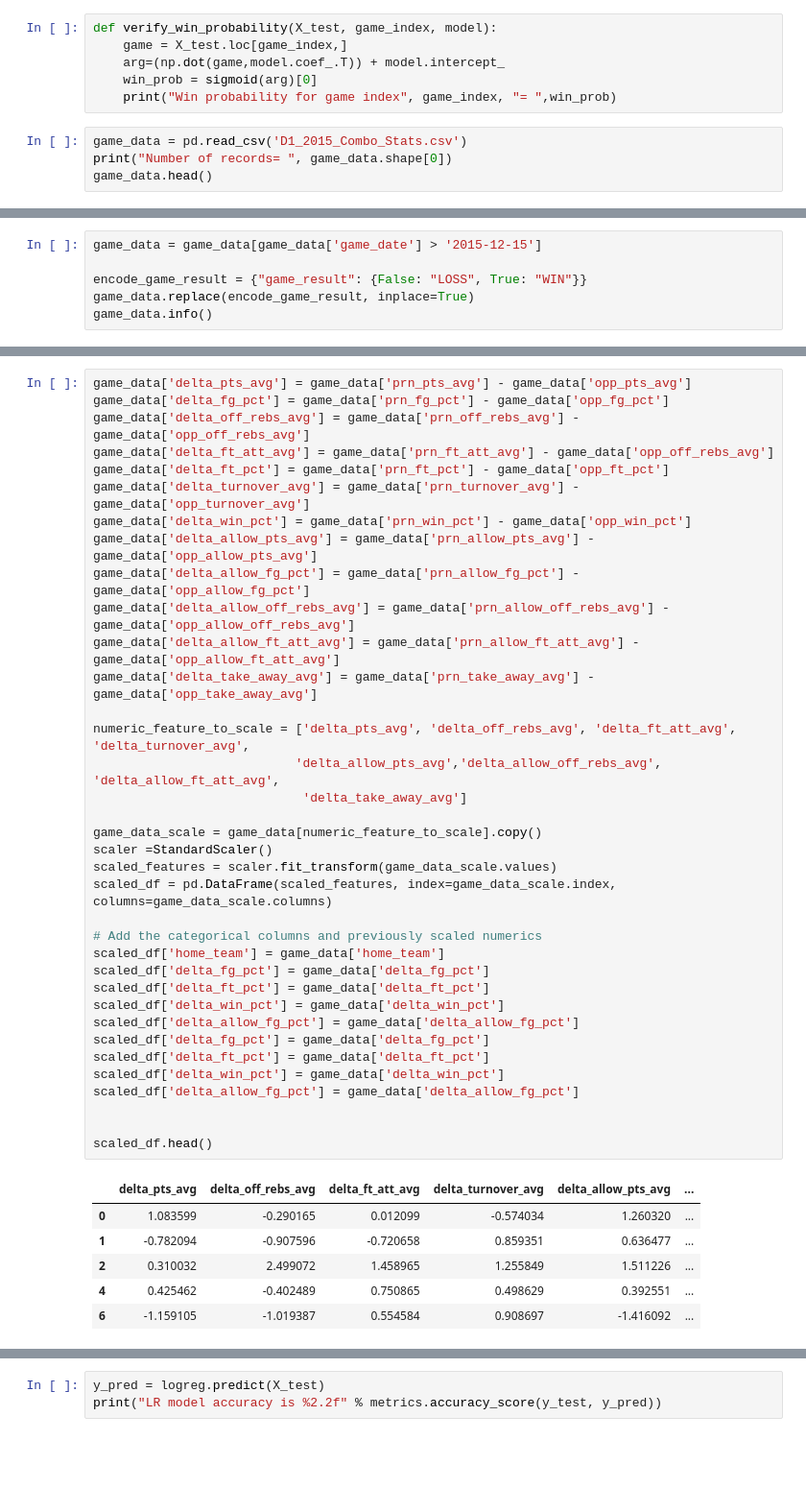
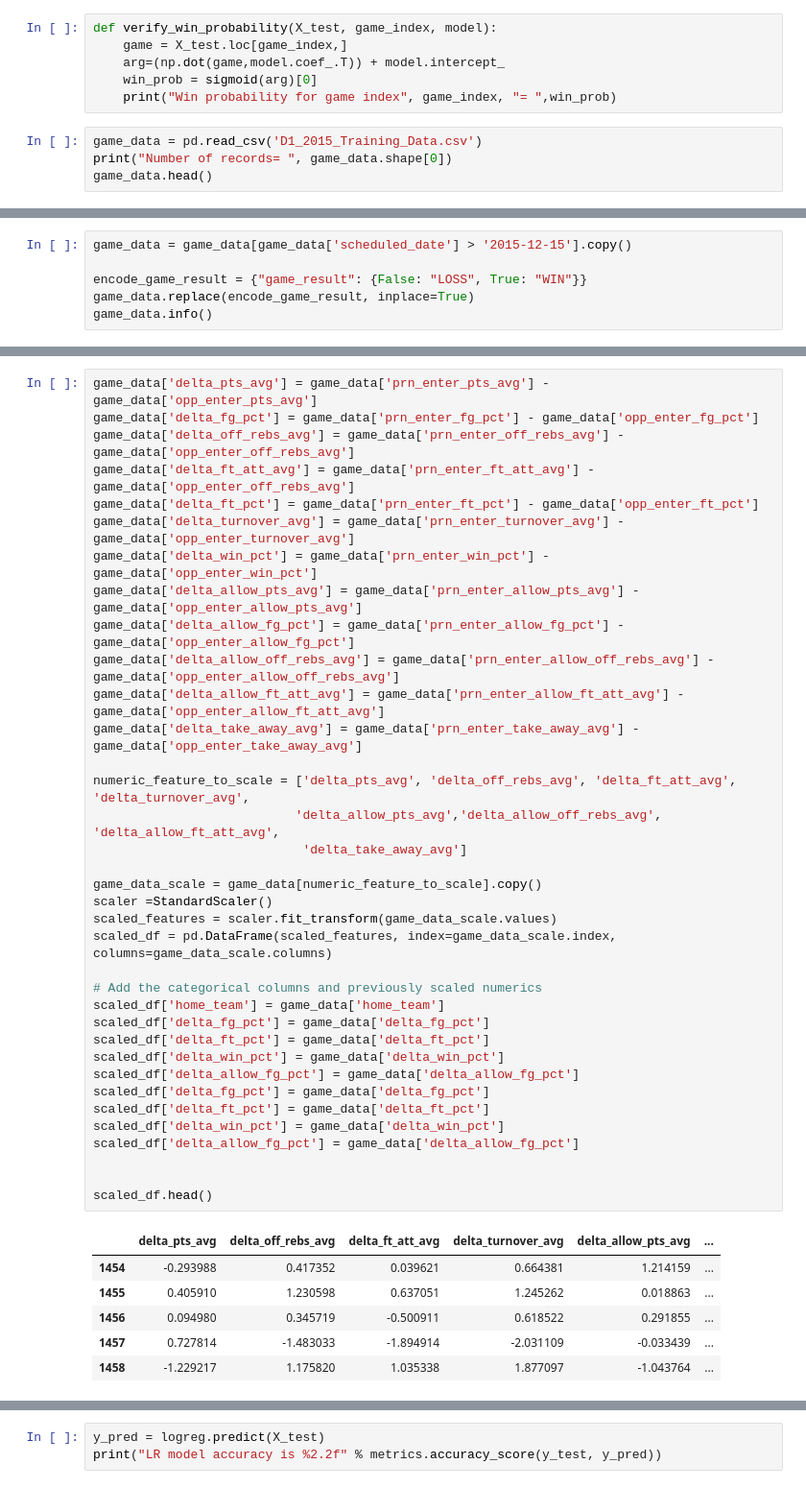
Before and after one commit to chipk215/ncaa_basketball, a Jupyter notebook: LogisticRegression_Delta_Features.ipynb, the cells around one changed output, grey strips where cells are left out. Shown at 96% size. Saved outputs shown, nothing was run; the diff lists cells and outputs as text; blank space fills up the shorter version.

```diff
--- a/LogisticRegression_Delta_Features.ipynb
+++ b/LogisticRegression_Delta_Features.ipynb
@@ -23,7 +23,7 @@ def verify_win_probability(X_test, game_index, model):
     win_prob = sigmoid(arg)[0]
     print("Win probability for game index", game_index, "= ",win_prob)
 # %%
-game_data = pd.read_csv('D1_2015_Combo_Stats.csv')
+game_data = pd.read_csv('D1_2015_Training_Data.csv')
 print("Number of records= ", game_data.shape[0])
 game_data.head()
 # %% [output]
@@ -38,5 +38,5 @@ Number of records=  5149
 # %%
-game_data = game_data[game_data['game_date'] > '2015-12-15']
+game_data = game_data[game_data['scheduled_date'] > '2015-12-15'].copy()
 
 encode_game_result = {"game_result": {False: "LOSS", True: "WIN"}}
 game_data.replace(encode_game_result, inplace=True)
@@ -62,46 +62,46 @@ memory usage: 985.6+ KB
 # %%
-game_data['delta_pts_avg'] = game_data['prn_pts_avg'] - game_data['opp_pts_avg']
-game_data['delta_fg_pct'] = game_data['prn_fg_pct'] - game_data['opp_fg_pct']
-game_data['delta_off_rebs_avg'] = game_data['prn_off_rebs_avg'] - game_data['opp_off_rebs_avg']
-game_data['delta_ft_att_avg'] = game_data['prn_ft_att_avg'] - game_data['opp_off_rebs_avg']
-game_data['delta_ft_pct'] = game_data['prn_ft_pct'] - game_data['opp_ft_pct']
-game_data['delta_turnover_avg'] = game_data['prn_turnover_avg'] - game_data['opp_turnover_avg']
-game_data['delta_win_pct'] = game_data['prn_win_pct'] - game_data['opp_win_pct']
-game_data['delta_allow_pts_avg'] = game_data['prn_allow_pts_avg'] - game_data['opp_allow_pts_avg']
-game_data['delta_allow_fg_pct'] = game_data['prn_allow_fg_pct'] - game_data['opp_allow_fg_pct']
-game_data['delta_allow_off_rebs_avg'] = game_data['prn_allow_off_rebs_avg'] - game_data['opp_allow_off_rebs_avg']
-game_data['delta_allow_ft_att_avg'] = game_data['prn_allow_ft_att_avg'] - game_data['opp_allow_ft_att_avg']
-game_data['delta_take_away_avg'] = game_data['prn_take_away_avg'] - game_data['opp_take_away_avg']
+game_data['delta_pts_avg'] = game_data['prn_enter_pts_avg'] - game_data['opp_enter_pts_avg']
+game_data['delta_fg_pct'] = game_data['prn_enter_fg_pct'] - game_data['opp_enter_fg_pct']
+game_data['delta_off_rebs_avg'] = game_data['prn_enter_off_rebs_avg'] - game_data['opp_enter_off_rebs_avg']
+game_data['delta_ft_att_avg'] = game_data['prn_enter_ft_att_avg'] - game_data['opp_enter_off_rebs_avg']
+game_data['delta_ft_pct'] = game_data['prn_enter_ft_pct'] - game_data['opp_enter_ft_pct']
+game_data['delta_turnover_avg'] = game_data['prn_enter_turnover_avg'] - game_data['opp_enter_turnover_avg']
+game_data['delta_win_pct'] = game_data['prn_enter_win_pct'] - game_data['opp_enter_win_pct']
+game_data['delta_allow_pts_avg'] = game_data['prn_enter_allow_pts_avg'] - game_data['opp_enter_allow_pts_avg']
+game_data['delta_allow_fg_pct'] = game_data['prn_enter_allow_fg_pct'] - game_data['opp_enter_allow_fg_pct']
+game_data['delta_allow_off_rebs_avg'] = game_data['prn_enter_allow_off_rebs_avg'] - game_data['opp_enter_allow_off_rebs_avg']
+game_data['delta_allow_ft_att_avg'] = game_data['prn_enter_allow_ft_att_avg'] - game_data['opp_enter_allow_ft_att_avg']
+game_data['delta_take_away_avg'] = game_data['prn_enter_take_away_avg'] - game_data['opp_enter_take_away_avg']
 
 numeric_feature_to_scale = ['delta_pts_avg', 'delta_off_rebs_avg', 'delta_ft_att_avg', 'delta_turnover_avg',
                            'delta_allow_pts_avg','delta_allow_off_rebs_avg', 'delta_allow_ft_att_avg',
                             'delta_take_away_avg']
 
 game_data_scale = game_data[numeric_feature_to_scale].copy()
 scaler =StandardScaler()
 scaled_features = scaler.fit_transform(game_data_scale.values)
 scaled_df = pd.DataFrame(scaled_features, index=game_data_scale.index, columns=game_data_scale.columns)
 
 # Add the categorical columns and previously scaled numerics
 scaled_df['home_team'] = game_data['home_team']
 scaled_df['delta_fg_pct'] = game_data['delta_fg_pct']
 scaled_df['delta_ft_pct'] = game_data['delta_ft_pct']
 scaled_df['delta_win_pct'] = game_data['delta_win_pct']
 scaled_df['delta_allow_fg_pct'] = game_data['delta_allow_fg_pct']
 scaled_df['delta_fg_pct'] = game_data['delta_fg_pct']
 scaled_df['delta_ft_pct'] = game_data['delta_ft_pct']
 scaled_df['delta_win_pct'] = game_data['delta_win_pct']
 scaled_df['delta_allow_fg_pct'] = game_data['delta_allow_fg_pct']
 
 
 scaled_df.head()
 # %% [output]
 |  | delta_pts_avg | delta_off_rebs_avg | delta_ft_att_avg | delta_turnover_avg | delta_allow_pts_avg | ... |
-| 0 | 1.083599 | -0.290165 | 0.012099 | -0.574034 | 1.260320 | ... |
-| 1 | -0.782094 | -0.907596 | -0.720658 | 0.859351 | 0.636477 | ... |
-| 2 | 0.310032 | 2.499072 | 1.458965 | 1.255849 | 1.511226 | ... |
-| 4 | 0.425462 | -0.402489 | 0.750865 | 0.498629 | 0.392551 | ... |
-| 6 | -1.159105 | -1.019387 | 0.554584 | 0.908697 | -1.416092 | ... |
+| 1454 | -0.293988 | 0.417352 | 0.039621 | 0.664381 | 1.214159 | ... |
+| 1455 | 0.405910 | 1.230598 | 0.637051 | 1.245262 | 0.018863 | ... |
+| 1456 | 0.094980 | 0.345719 | -0.500911 | 0.618522 | 0.291855 | ... |
+| 1457 | 0.727814 | -1.483033 | -1.894914 | -2.031109 | -0.033439 | ... |
+| 1458 | -1.229217 | 1.175820 | 1.035338 | 1.877097 | -1.043764 | ... |
 # %%
 X = scaled_df
 y= game_data['game_result'].copy()
```
Also changed, not shown: parts of 15 cells of this notebook, 6 other files.
